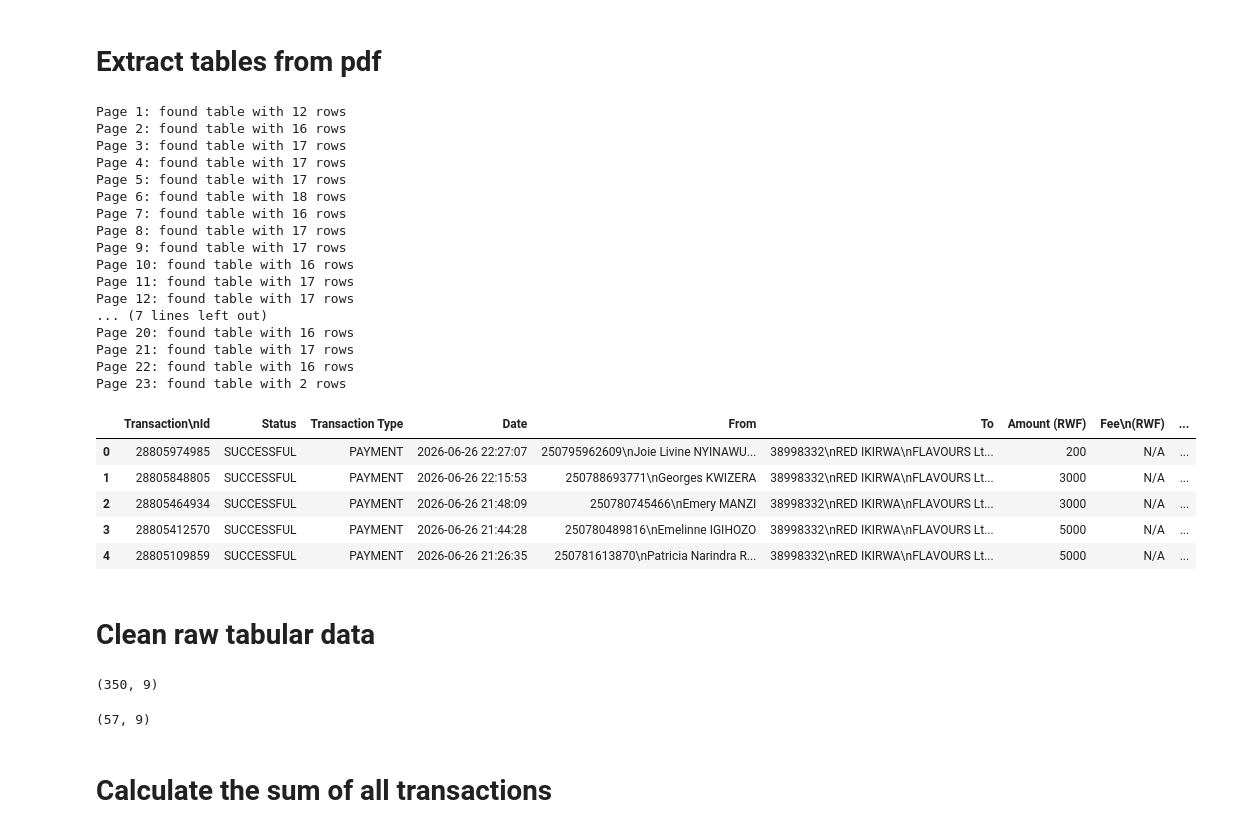
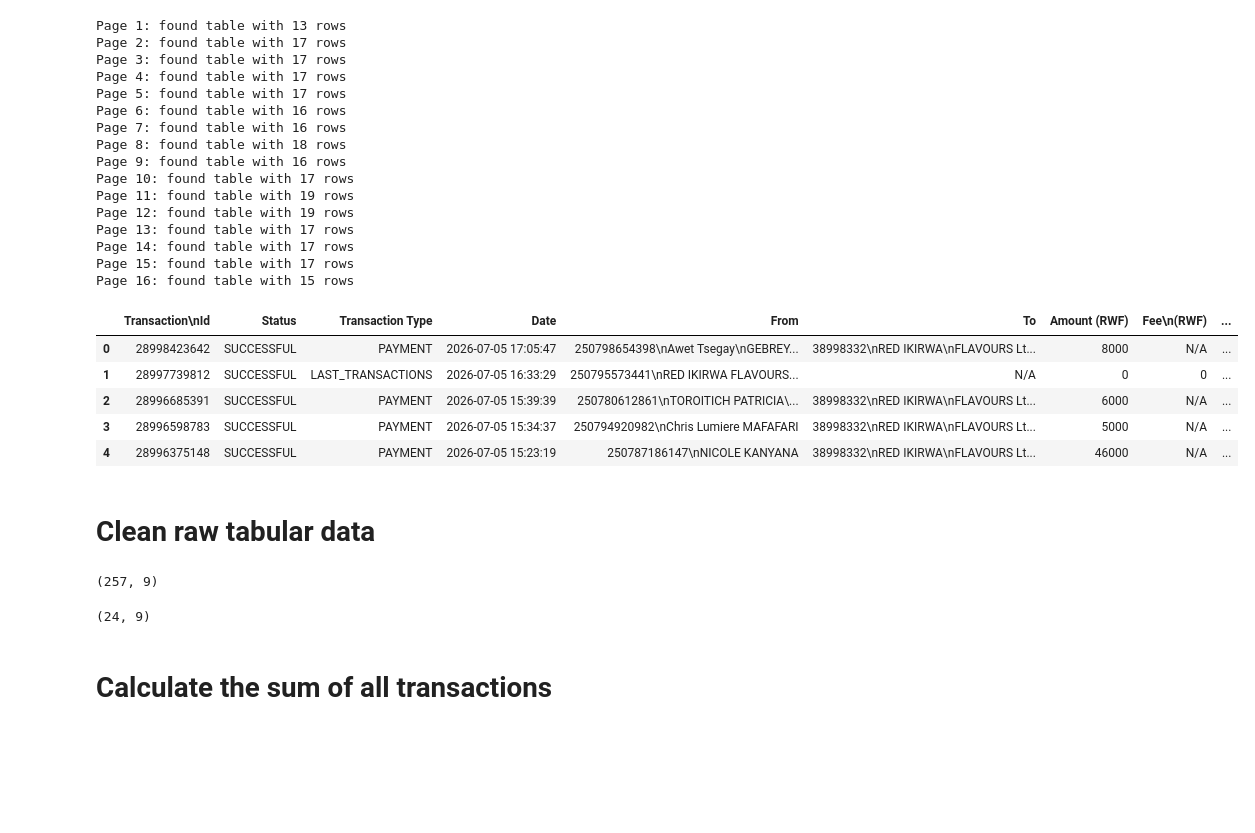
Before and after one commit to TheRealToky/adminator, a Jupyter notebook: scripts/fetch_table.ipynb, the cells around one changed output. Saved outputs shown, nothing was run; the diff lists cells and outputs as text; code cells hidden in the pictures; blank space fills up the shorter version.

```diff
--- a/scripts/fetch_table.ipynb
+++ b/scripts/fetch_table.ipynb
@@ -1,48 +1,45 @@
-# %% [markdown]
-# Extract tables from pdf
 # %%
 import pdfplumber
 import pandas as pd
 
-PDF_PATH = r"D:\PC DISAINE\toky\Perso-D\red\momo\transaction-history-20260627_111819321.pdf"  # change to your file path
+PDF_PATH = r"D:\PC DISAINE\toky\Perso-D\red\momo\transaction-history-20260707_140107415.pdf"  # change to your file path
 
 all_tables = []
 
 with pdfplumber.open(PDF_PATH) as pdf:
     for i, page in enumerate(pdf.pages):
         table = page.extract_table()
         if table:
             print(f"Page {i+1}: found table with {len(table)-1} rows")
             all_tables.append(table)
 
 # Use first table found, or merge all
 raw = all_tables[0]
 df = pd.DataFrame(raw[1:], columns=raw[0])  # row 0 = headers
 df.head()
 # %% [output]
-Page 1: found table with 12 rows
-Page 2: found table with 16 rows
+Page 1: found table with 13 rows
+Page 2: found table with 17 rows
 Page 3: found table with 17 rows
 Page 4: found table with 17 rows
 Page 5: found table with 17 rows
-Page 6: found table with 18 rows
+Page 6: found table with 16 rows
 Page 7: found table with 16 rows
-Page 8: found table with 17 rows
-Page 9: found table with 17 rows
-Page 10: found table with 16 rows
-Page 11: found table with 17 rows
-Page 12: found table with 17 rows
-... (7 lines left out)
-Page 20: found table with 16 rows
-Page 21: found table with 17 rows
-Page 22: found table with 16 rows
-Page 23: found table with 2 rows
+Page 8: found table with 18 rows
+Page 9: found table with 16 rows
+Page 10: found table with 17 rows
+Page 11: found table with 19 rows
+Page 12: found table with 19 rows
+Page 13: found table with 17 rows
+Page 14: found table with 17 rows
+Page 15: found table with 17 rows
+Page 16: found table with 15 rows
 |  | Transaction\nId | Status | Transaction Type | Date | From | To | Amount (RWF) | Fee\n(RWF) | ... |
-| 0 | 28805974985 | SUCCESSFUL | PAYMENT | 2026-06-26 22:27:07 | 250795962609\nJoie Livine NYINAWU... | 38998332\nRED IKIRWA\nFLAVOURS Lt... | 200 | N/A | ... |
-| 1 | 28805848805 | SUCCESSFUL | PAYMENT | 2026-06-26 22:15:53 | 250788693771\nGeorges KWIZERA | 38998332\nRED IKIRWA\nFLAVOURS Lt... | 3000 | N/A | ... |
-| 2 | 28805464934 | SUCCESSFUL | PAYMENT | 2026-06-26 21:48:09 | 250780745466\nEmery MANZI | 38998332\nRED IKIRWA\nFLAVOURS Lt... | 3000 | N/A | ... |
-| 3 | 28805412570 | SUCCESSFUL | PAYMENT | 2026-06-26 21:44:28 | 250780489816\nEmelinne IGIHOZO | 38998332\nRED IKIRWA\nFLAVOURS Lt... | 5000 | N/A | ... |
-| 4 | 28805109859 | SUCCESSFUL | PAYMENT | 2026-06-26 21:26:35 | 250781613870\nPatricia Narindra R... | 38998332\nRED IKIRWA\nFLAVOURS Lt... | 5000 | N/A | ... |
+| 0 | 28998423642 | SUCCESSFUL | PAYMENT | 2026-07-05 17:05:47 | 250798654398\nAwet Tsegay\nGEBREY... | 38998332\nRED IKIRWA\nFLAVOURS Lt... | 8000 | N/A | ... |
+| 1 | 28997739812 | SUCCESSFUL | LAST_TRANSACTIONS | 2026-07-05 16:33:29 | 250795573441\nRED IKIRWA FLAVOURS... | N/A | 0 | 0 | ... |
+| 2 | 28996685391 | SUCCESSFUL | PAYMENT | 2026-07-05 15:39:39 | 250780612861\nTOROITICH PATRICIA\... | 38998332\nRED IKIRWA\nFLAVOURS Lt... | 6000 | N/A | ... |
+| 3 | 28996598783 | SUCCESSFUL | PAYMENT | 2026-07-05 15:34:37 | 250794920982\nChris Lumiere MAFAFARI | 38998332\nRED IKIRWA\nFLAVOURS Lt... | 5000 | N/A | ... |
+| 4 | 28996375148 | SUCCESSFUL | PAYMENT | 2026-07-05 15:23:19 | 250787186147\nNICOLE KANYANA | 38998332\nRED IKIRWA\nFLAVOURS Lt... | 46000 | N/A | ... |
 # %% [markdown]
 # Clean raw tabular data
 # %%
@@ -64,16 +61,16 @@ df['Amount (RWF)'] = df['Amount (RWF)'].astype(int)
 
 df.shape
 # %% [output]
-(350, 9)
+(257, 9)
 # %%
 df["Date"] = pd.to_datetime(df["Date"], format="%Y-%m-%d %H:%M:%S")
-start = pd.to_datetime("2026-06-26 00:00:00")
-end   = pd.to_datetime("2026-06-26 23:59:59")
+start = pd.to_datetime("2026-07-05 00:00:00")
+end   = pd.to_datetime("2026-07-05 23:59:59")
 
 df_subset = df[(df["Date"] >= start) & (df["Date"] <= end)]
 df_subset.shape
 # %% [output]
-(57, 9)
+(24, 9)
 # %% [markdown]
 # Calculate the sum of all transactions
 # %%
```
Also changed, not shown: parts of 7 cells of this notebook, 19 other files.
